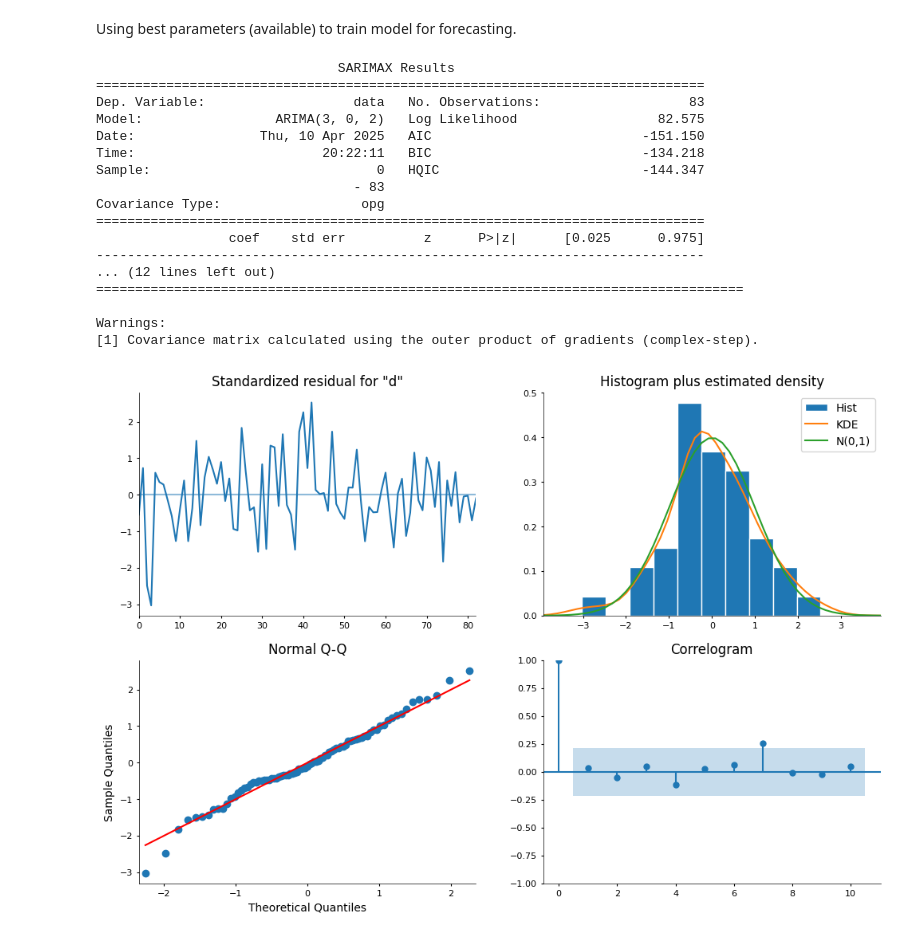
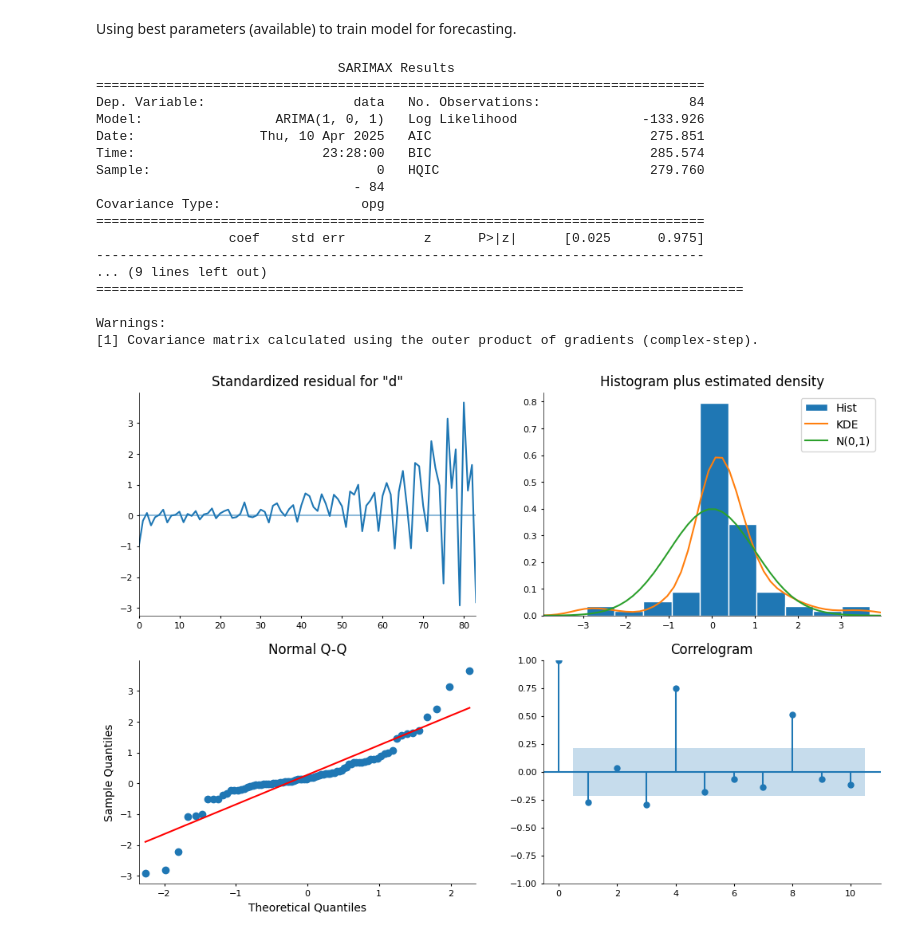
Before and after one commit to MShoaibManzoor/Time-Series-Modelling-Case-Study, a Jupyter notebook: main.ipynb, the cells around one changed output. Saved outputs shown, nothing was run; the diff lists cells and outputs as text; code cells hidden in the pictures.

Commit message:
Forecasting complete, plots genrated.

```diff
--- a/main.ipynb
+++ b/main.ipynb
@@ -258,6 +256,3 @@ Copying stationary datasets.
-# %%
-Amazon = pd.DataFrame(AmazonFODiff)
-Johnson = pd.DataFrame(JohnsonLogFODiff)
 # %% [markdown]
 ## Training ARMA models with transformed data.
 # %% [markdown]
@@ -284,7 +279,7 @@ def ManArimaBP(TrainData, MaxP=12, MaxD=1, MaxQ=12):
     with warnings.catch_warnings():
         for order in tqdm(pdq):
             try:
-                Model = ARIMA(TrainData, order=order)
+                Model = ARIMA(TrainData.dropna(), order=order)
                 ModelFit = Model.fit()
                 Aic = ModelFit.aic
                 Results.append({'Order': order,'AIC': Aic})
@@ -296,6 +291,3 @@ def ManArimaBP(TrainData, MaxP=12, MaxD=1, MaxQ=12):
 
     ResultantDF = pd.DataFrame(Results).sort_values('AIC')
     return BestOrder, BestAIC, ResultantDF
-
-BestOrder, BestAIC, ResultDF = ManArimaBP(Johnson)
-print(f'Best ARIMA Order: {BestOrder} | AIC: {BestAIC}' )
@@ -303,0 +294,3 @@ Best ARIMA Order: (3, 0, 2) | AIC: -151.14960398517218
+# %%
+BestOrderJJ, BestAIC, ResultDF = ManArimaBP(Johnson)
+print(f'Best ARIMA Order (Johnson & Johnson): {BestOrderJJ} | AIC: {BestAIC}')
@@ -391,29 +391,33 @@ print(AutoModel.summary())
 # %% [markdown]
 Using best parameters (available) to train model for forecasting.
 # %%
-ArimaModel = ARIMA(Johnson, order=(3, 0, 2))
-ArimaFit = ArimaModel.fit()
+ArimaModelJJ = ARIMA(Johnson, order=BestOrderJJ)
+ArimaFitJJ = ArimaModelJJ.fit()
 
-print(ArimaFit.summary())
+print(ArimaFitJJ.summary())
 
-ArimaFit.plot_diagnostics(figsize=(12, 8))
+
+residuals = ArimaFitJJ.resid + np.random.normal(0, 1e-6, len(ArimaFitJJ.resid))
+ArimaFitJJ.model.data.endog = ArimaFitJJ.model.data.endog + residuals
+ArimaFitJJ.plot_diagnostics(figsize=(12, 8))  # Force KDE to work
+
 plt.show()
 # %% [output]
                                SARIMAX Results
 ==============================================================================
-Dep. Variable:                   data   No. Observations:                   83
-Model:                 ARIMA(3, 0, 2)   Log Likelihood                  82.575
-Date:                Thu, 10 Apr 2025   AIC                           -151.150
-Time:                        20:22:11   BIC                           -134.218
-Sample:                             0   HQIC                          -144.347
-                                 - 83
+Dep. Variable:                   data   No. Observations:                   84
+Model:                 ARIMA(1, 0, 1)   Log Likelihood                -133.926
+Date:                Thu, 10 Apr 2025   AIC                            275.851
+Time:                        23:28:00   BIC                            285.574
+Sample:                             0   HQIC                           279.760
+                                 - 84
 Covariance Type:                  opg
 ==============================================================================
                  coef    std err          z      P>|z|      [0.025      0.975]
 ------------------------------------------------------------------------------
-... (12 lines left out)
+... (9 lines left out)
 ===================================================================================
 
 Warnings:
 [1] Covariance matrix calculated using the outer product of gradients (complex-step).
-[figure, old version]
+[figure, new version]
```
Also changed, not shown: parts of 18 cells of this notebook, 12 other files.
